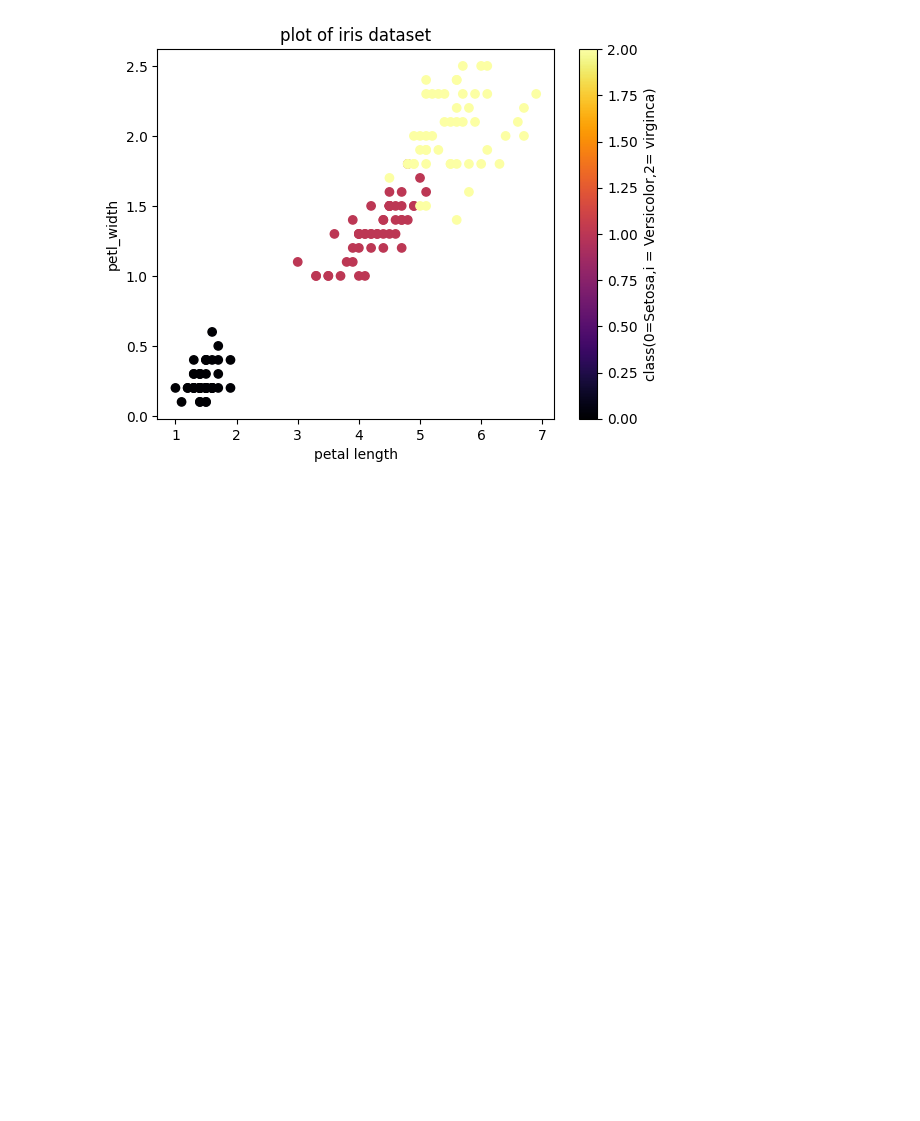
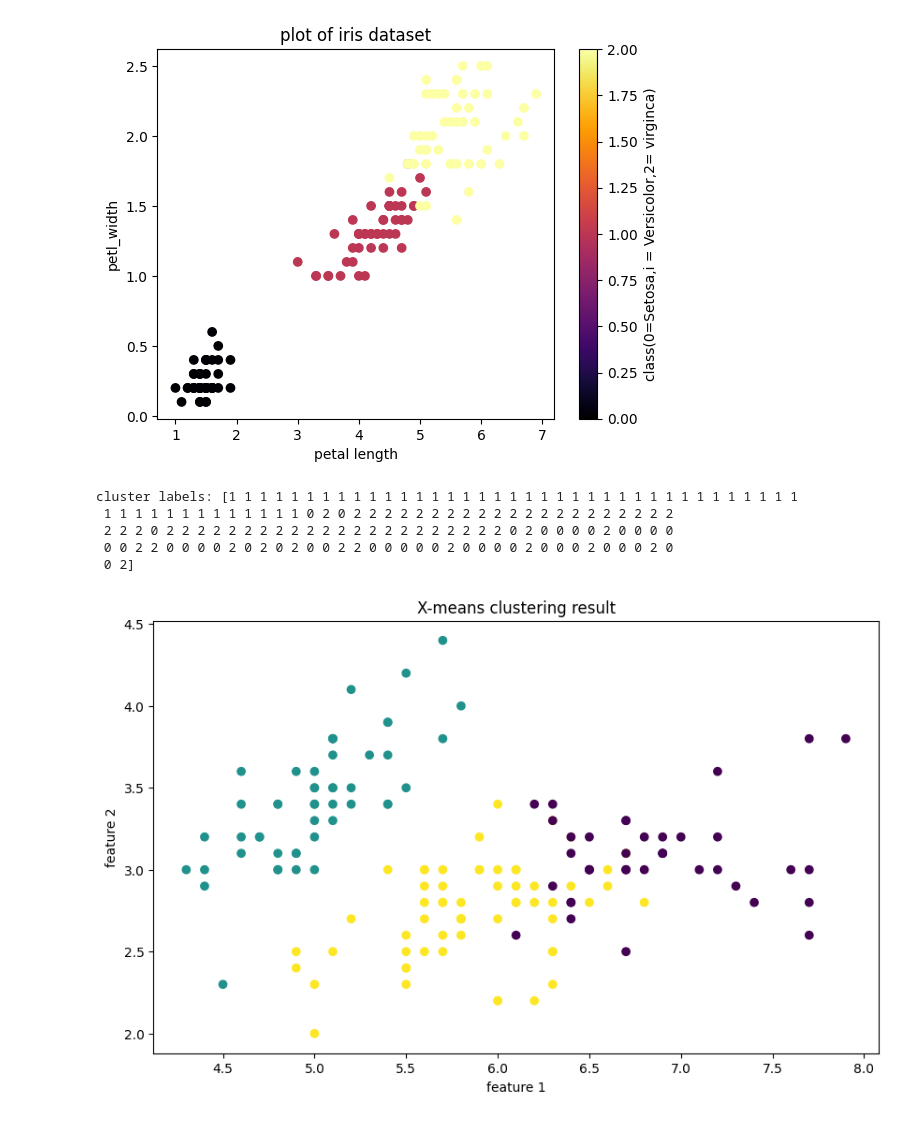
Before and after one commit to Sidharth-in-git/Machine-Learning, a Jupyter notebook: .ipynb, the cells around one changed output. Saved outputs shown, nothing was run; the diff lists cells and outputs as text; code cells hidden in the pictures; blank space fills up the shorter version.

```diff
--- a/.ipynb
+++ b/.ipynb
@@ -219,3 +220,25 @@ plt.colorbar(label="class(0=Setosa,i = Versicolor,2= virginca)")
 plt.show()
 # %% [output]
 [figure]
+# %%
+data = load_iris()
+X = data.data
+
+kmeans = KMeans(n_clusters=3, random_state = 42)
+kmeans.fit(X)
+
+y_pred = kmeans.labels_
+print('cluster labels:',y_pred)
+plt.figure(figsize=(10,6))
+plt.scatter(X[:,0],X[:,1], c = y_pred)
+plt.xlabel('feature 1')
+plt.ylabel('feature 2')
+plt.title("X-means clustering result")
+plt.show()
+# %% [output]
+cluster labels: [1 1 1 1 1 1 1 1 1 1 1 1 1 1 1 1 1 1 1 1 1 1 1 1 1 1 1 1 1 1 1 1 1 1 1 1 1
+ 1 1 1 1 1 1 1 1 1 1 1 1 1 0 2 0 2 2 2 2 2 2 2 2 2 2 2 2 2 2 2 2 2 2 2 2 2
+ 2 2 2 0 2 2 2 2 2 2 2 2 2 2 2 2 2 2 2 2 2 2 2 2 2 2 0 2 0 0 0 0 2 0 0 0 0
+ 0 0 2 2 0 0 0 0 2 0 2 0 2 0 0 2 2 0 0 0 0 0 2 0 0 0 0 2 0 0 0 2 0 0 0 2 0
+ 0 2]
+[figure, added]
```
Also changed, not shown: parts of 7 cells of this notebook, 3 other files.
